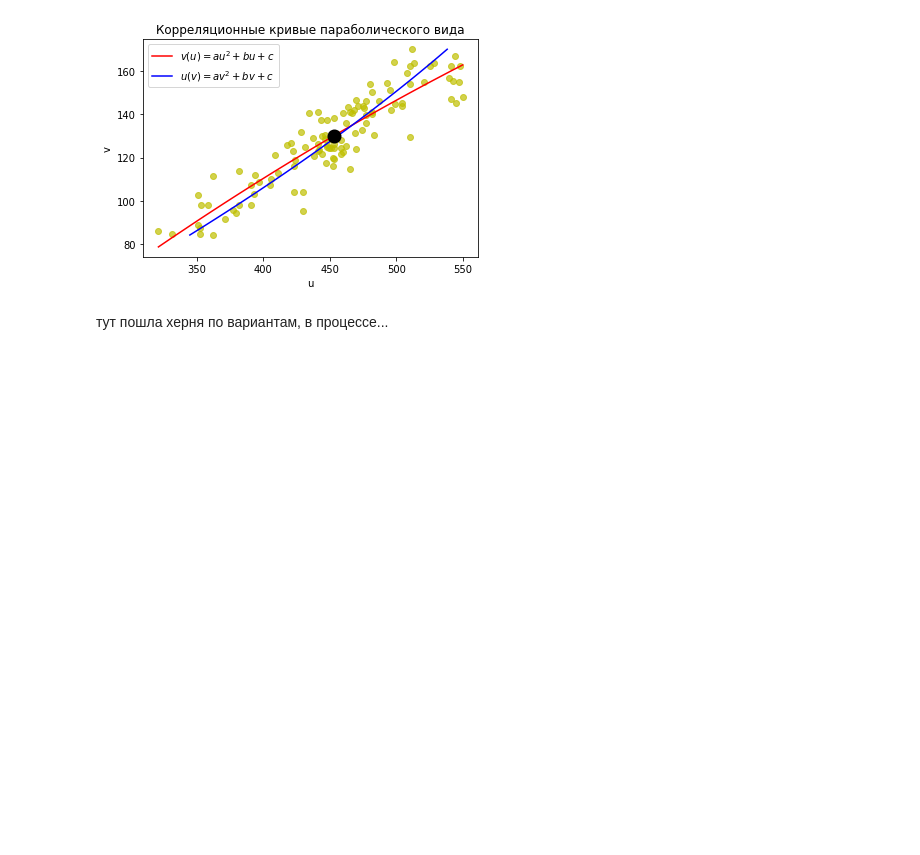
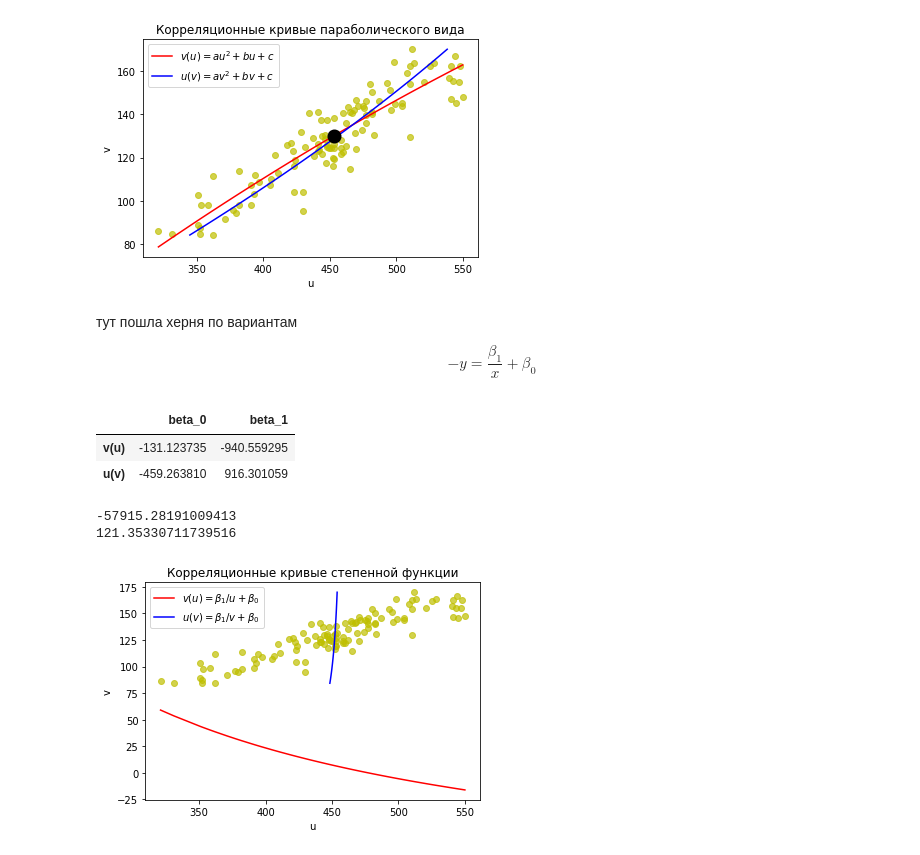
Before and after one commit to Pavel-by/sem8, a Jupyter notebook: СМОЭД/lb5/lr5.ipynb, the cells around one changed output. Cells and saved outputs as stored; diff of their text form; code cells hidden in the pictures; blank space fills up the shorter version.

```diff
--- a/СМОЭД/lb5/lr5.ipynb
+++ b/СМОЭД/lb5/lr5.ipynb
@@ -225,4 +212,63 @@ plt.show()
 # %% [output]
 [figure]
 # %% [markdown]
-тут пошла херня по вариантам, в процессе...
+тут пошла херня по вариантам
+
+$$ -y = \frac{{\beta}_1}{x} + {\beta}_0 $$
+# %%
+vs_x = source[0].sum()
+vs_x_y = source.apply(lambda x: x[0] * x[1], axis=1).sum()
+vs_x2_y = source.apply(lambda x: x[0]**2 * x[1], axis=1).sum()
+vs_x2 = source[0].apply(lambda x: x**2).sum()
+
+beta_0_v = (vs_x * vs_x_y - vs_x2_y) / (vs_x2 - vs_x**2)
+beta_1_v = -vs_x_y - beta_0_v * vs_x
+
+us_x = source[1].sum()
+us_x_y = source.apply(lambda x: x[1] * x[0], axis=1).sum()
+us_x2_y = source.apply(lambda x: x[1]**2 * x[0], axis=1).sum()
+us_x2 = source[1].apply(lambda x: x**2).sum()
+
+beta_0_u = (us_x * us_x_y - us_x2_y) / (us_x2 - us_x**2)
+beta_1_u = us_x_y + beta_0_u * us_x
+
+custom_v = lambda u: -beta_1_v / u - beta_0_v
+custom_u = lambda v: -beta_1_u / v - beta_0_u
+
+coeffs = pd.DataFrame(data={
+    "beta_0": [beta_0_v, beta_0_u],
+    "beta_1": [beta_1_v, beta_1_u]
+}, index = ["v(u)", "u(v)"])
+coeffs
+# %% [output]
+|  | beta_0 | beta_1 |
+| v(u) | -131.123735 | -940.559295 |
+| u(v) | -459.263810 | 916.301059 |
+# %%
+vs_y = source[1].sum()
+vs_y_d_x = source.apply(lambda x: x[1]/x[0]).sum()
+vs__d_x = source[0].apply(lambda x: 1/x).sum()
+vs__d_x2 = source[0].apply(lambda x: 1/x**2).sum()
+
+beta_1_v = (vs_y * vs__d_x - vs_y_d_x) / (vs__d_x2 - vs__d_x**2)
+beta_0_v = -vs_y - beta_1_v * vs__d_x
+
+custom_v = lambda u: -beta_1_v / u - beta_0_v
+print(beta_1_v)
+print(beta_0_v)
+# %% [output]
+-57915.28191009413
+121.35330711739516
+# %%
+plt.scatter(source[0], source[1], alpha=0.7, color="y")
+plt.plot(source[0].sort_values(), custom_v(source[0].sort_values()), label="$v(u)=\\beta_1/u + \\beta_0$", color="r")
+plt.plot(custom_u(source[1].sort_values()), source[1].sort_values(), label="$u(v)=\\beta_1/v + \\beta_0$", color="b")
+#plt.plot(params.loc["u", "mean"], params.loc["v", "mean"], color="k", marker="o", mew=2, ms=12)
+
+plt.xlabel("u")
+plt.ylabel("v")
+plt.title("Корреляционные кривые степенной функции")
+plt.legend()
+plt.show()
+# %% [output]
+[figure, added]
```
Also changed, not shown: parts of 1 cell of this notebook, 15 other files.
